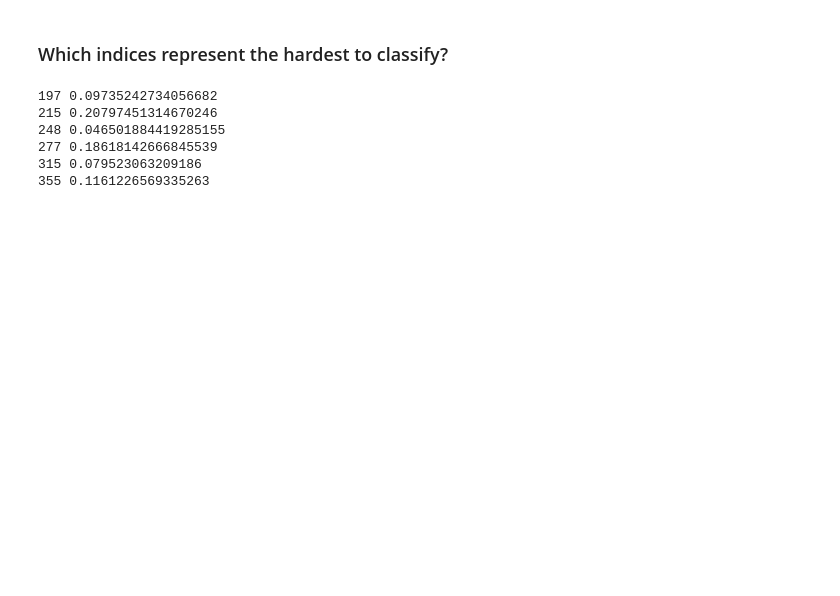
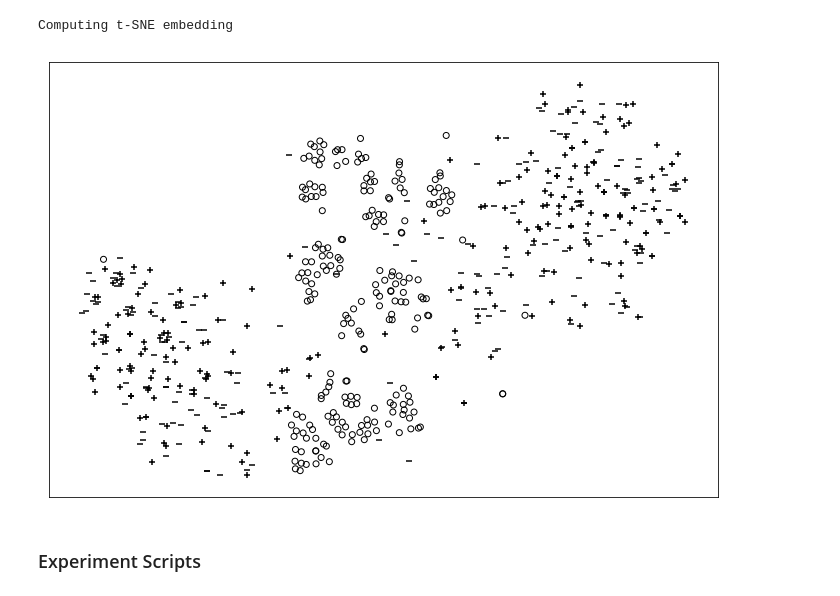
Before and after one commit to anonymoushippopotamus2019/code, a Jupyter notebook: code.ipynb, the cells around one changed output. Cells and saved outputs as stored; diff of their text form; code cells hidden in the pictures; blank space fills up the shorter version.

Commit message:
experiments

```diff
--- a/code.ipynb
+++ b/code.ipynb
@@ -41,0 +138,6 @@ Explanation set for row-6: {'human': True, 'why-not': True, 'SuperfundRightToSue
+# %%
+cD=get_distrust_regions()
+
+confusing = DataFrame(columns=train.data.columns)
+for elem in cD:
+    confusing = confusing.append([elem])
@@ -42 +180,43 @@ Explanation set for row-6: {'human': True, 'why-not': True, 'SuperfundRightToSue
+# %%
+xtrain = train.data
+ytrain = [0 for elem in train.target]
+xtest = test.data
+ytest = [1 for elem in test.target]
+xconfusing = confusing[:220]
+yconfusing = [2 for elem in range(220)]
+
+xall = concat([xtrain,xtest,xconfusing])
+yall = ytrain+ytest+yconfusing
+
+X=xall
+y=yall
+n_samples, n_features = X.shape
+n_neighbors = 100
+
+# https://scikit-learn.org/stable/auto_examples/manifold/plot_lle_digits.html#sphx-glr-auto-examples-manifold-plot-lle-digits-py
+def plot_embedding(X, title=None):
+    x_min, x_max = np.min(X, 0), np.max(X, 0)
+    X = (X - x_min) / (x_max - x_min)
+
+    fig=plt.figure(figsize=(12, 8),frameon=False)
+    #ax = plt.subplot(111)
+    for i in range(X.shape[0]):
+        plt.scatter(X[i,0],X[i,1],marker=['+','_','o'][y[i]],color='black',facecolors=['black','black','none'][y[i]])#['black','black','white'][y[i]])
+
+    plt.xticks([]), plt.yticks([])
+    if title is not None:
+        plt.title(title,fontdict={'fontsize':14,})
+    fig.savefig('tsne_3.pdf', format='pdf',bbox_inches='tight', pad_inches=0)
+
+print("Computing t-SNE embedding")
+tsne = TSNE(n_components=2, init='pca',random_state=0)
+t0 = time()
+X_tsne = tsne.fit_transform(X)
+
+plot_embedding(X_tsne)
+# %% [output]
+Computing t-SNE embedding
+[figure, added]
+# %% [markdown]
+### Experiment Scripts
 # %%
@@ -117,14 +279,0 @@ def get_explanation( rowID ):
-# %% [markdown]
-### Which indices represent the hardest to classify?
-# %%
-lines = clf.predict_log_proba(ds.data)
-for i in range(len(lines)):
-    if abs(lines[i][0]-lines[i][1])<.25:
-        print(i,abs(lines[i][0]-lines[i][1]))
-# %% [output]
-197 0.09735242734056682
-215 0.20797451314670246
-248 0.046501884419285155
-277 0.18618142666845539
-315 0.079523063209186
-355 0.1161226569335263
```
Also changed, not shown: parts of 18 cells of this notebook, 5 other files.
